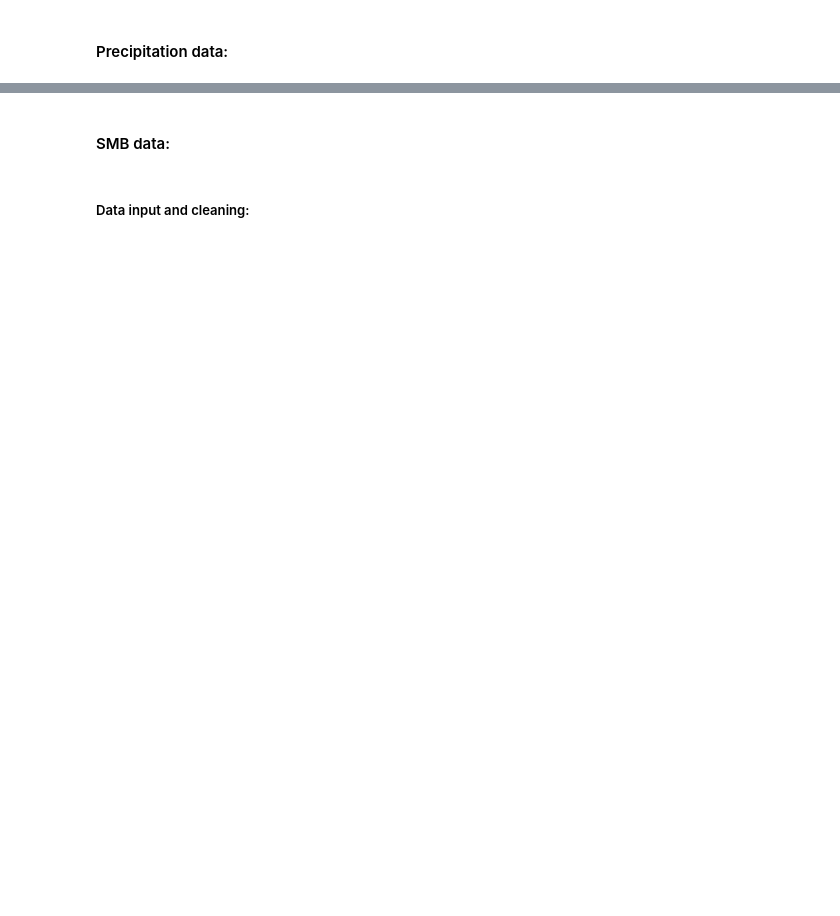
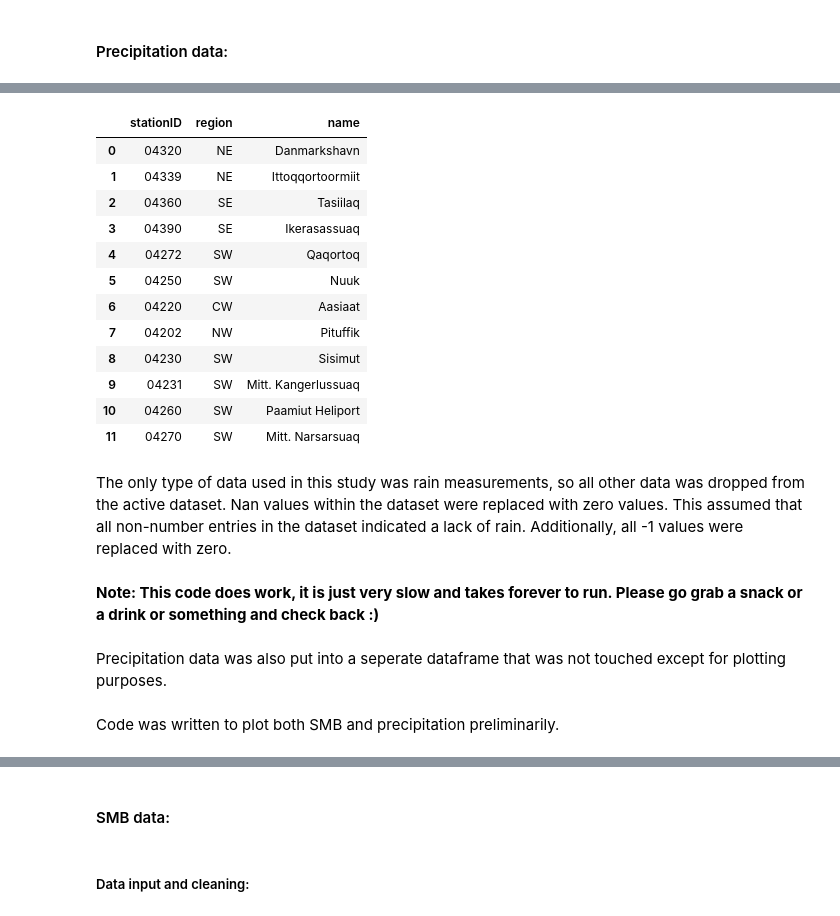
Before and after one commit to annelise-waling/SMB-ARs, a Jupyter notebook: SMB_AR.ipynb, the cells around one changed output, grey strips where cells are left out. Drawn from its saved outputs; the diff is of its cells as text; code cells hidden in the pictures; blank space fills up the shorter version.

```diff
--- a/SMB_AR.ipynb
+++ b/SMB_AR.ipynb
@@ -141,0 +240,38 @@ This data was then read into a dataframe. To include all precipitation data from
+# %%
+# Importing precipitation data
+
+# Path to precip files
+data_folder = str(Path("GrIS_precip_data/"))
+
+# Station ID #s
+stations = ['04320','04339','04360','04390','04272','04250','04220','04202','04230','04231','04260',
+            '04270']
+
+# Dataframe which connects stations to specified region
+dfcon_stn_reg = {'stationID' : ['04320','04339','04360','04390','04272','04250','04220','04202','04230','04231','04260',
+            '04270'], 'region' : ['NE','NE','SE','SE','SW','SW','CW', 'NW','SW','SW','SW','SW'], 'name':['Danmarkshavn',
+            'Ittoqqortoormiit','Tasiilaq','Ikerasassuaq','Qaqortoq', 'Nuuk','Aasiaat','Pituffik','Sisimut','Mitt. Kangerlussuaq',
+             'Paamiut Heliport','Mitt. Narsarsuaq']}
+
+# Convert to dataframe
+dfcon_stn_reg = pd.DataFrame(dfcon_stn_reg)
+
+dfcon_stn_reg
+# %% [output]
+|  | stationID | region | name |
+| 0 | 04320 | NE | Danmarkshavn |
+| 1 | 04339 | NE | Ittoqqortoormiit |
+| 2 | 04360 | SE | Tasiilaq |
+| 3 | 04390 | SE | Ikerasassuaq |
+| 4 | 04272 | SW | Qaqortoq |
+| 5 | 04250 | SW | Nuuk |
+| 6 | 04220 | CW | Aasiaat |
+| 7 | 04202 | NW | Pituffik |
+| 8 | 04230 | SW | Sisimut |
+| 9 | 04231 | SW | Mitt. Kangerlussuaq |
+| 10 | 04260 | SW | Paamiut Heliport |
+| 11 | 04270 | SW | Mitt. Narsarsuaq |
+# %% [markdown]
+The only type of data used in this study was rain measurements, so all other data was dropped from the active dataset. Nan values within the dataset were replaced with zero values. This assumed that all non-number entries in the dataset indicated a lack of rain. Additionally, all -1 values were replaced with zero.
+# %% [markdown]
+**Note: This code does work, it is just very slow and takes forever to run. Please go grab a snack or a drink or something and check back :)**
@@ -141,0 +310,2 @@ This data was then read into a dataframe. To include all precipitation data from
+# %% [markdown]
+Precipitation data was also put into a seperate dataframe that was not touched except for plotting purposes.
@@ -141,0 +348,2 @@ This data was then read into a dataframe. To include all precipitation data from
+# %% [markdown]
+Code was written to plot both SMB and precipitation preliminarily.
```
Also changed, not shown: parts of 71 cells of this notebook.
